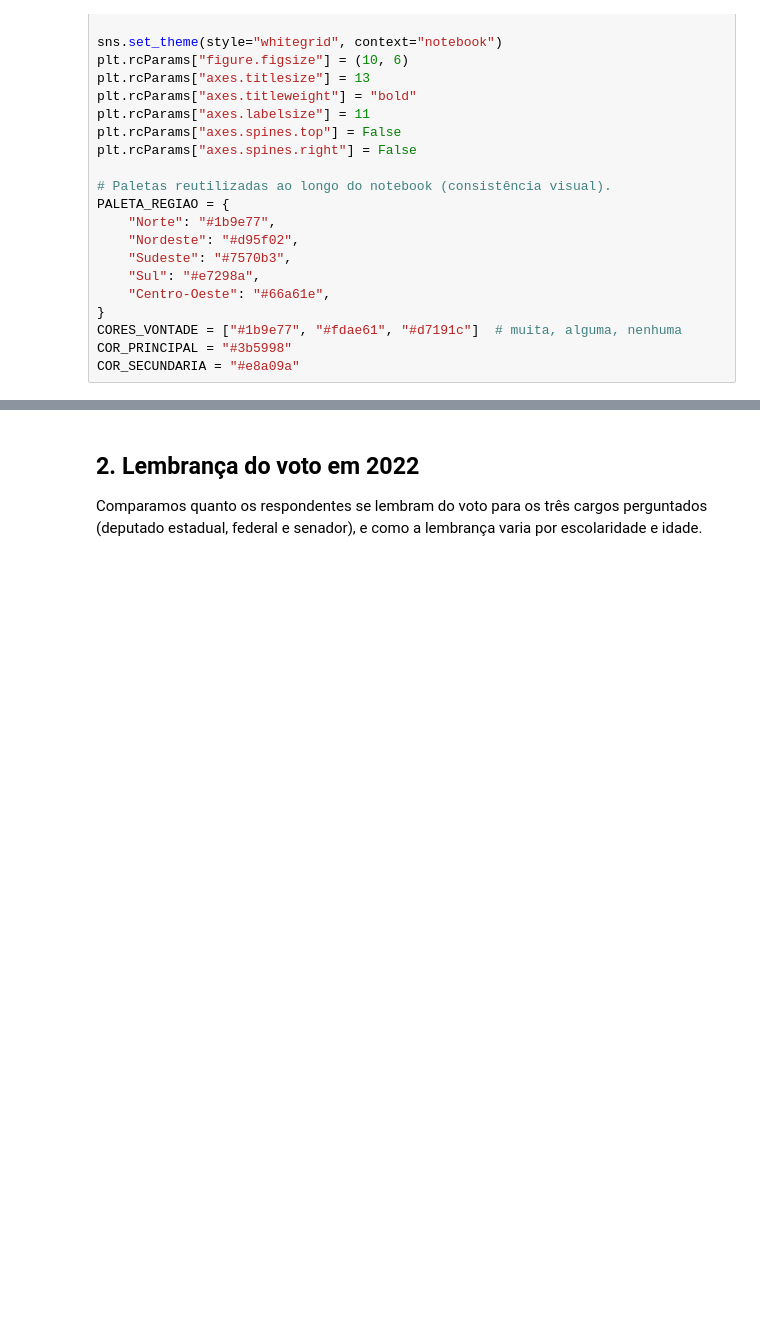
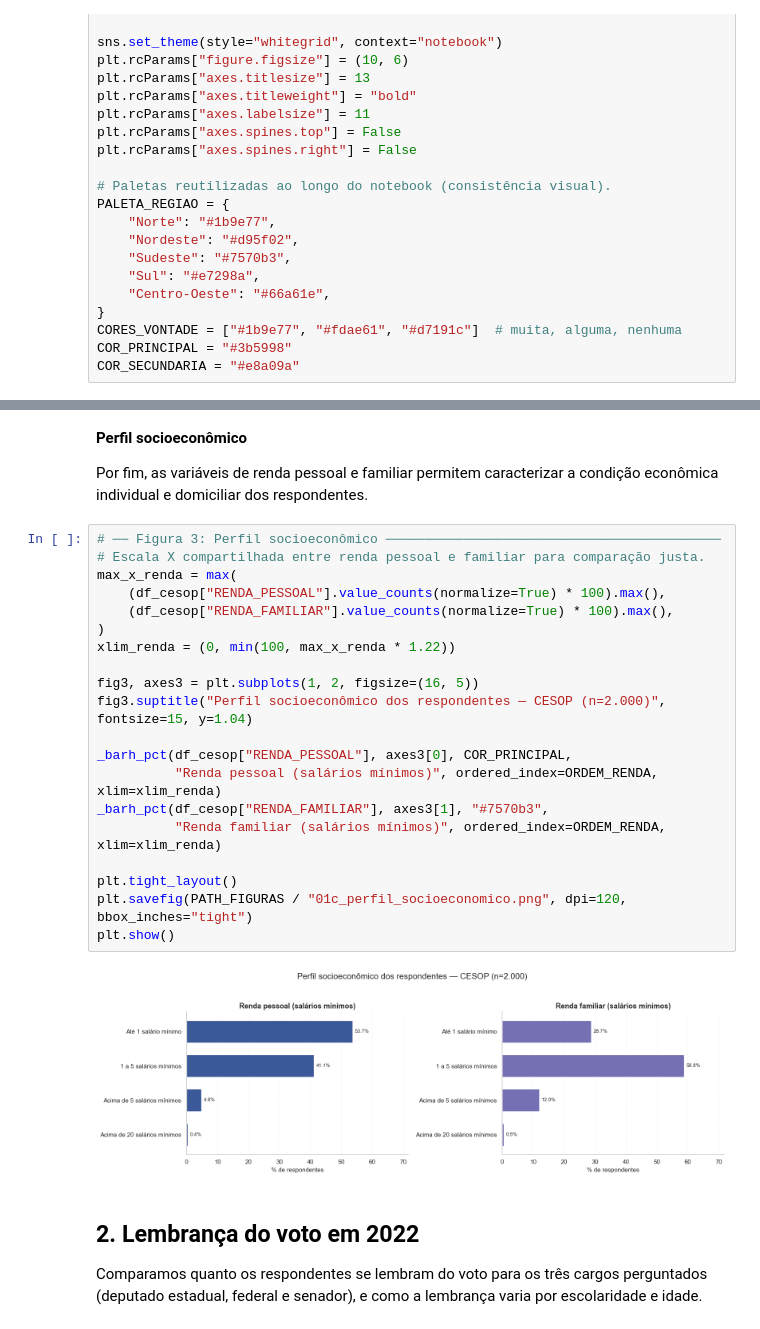
Before and after one commit to edfeherr/projeto-eda-democracia, a Jupyter notebook: notebooks/02_analises_exploratorias.ipynb, the cells around one changed output, grey strips where cells are left out. Drawn from its saved outputs; the diff is of its cells as text; blank space fills up the shorter version.

```diff
--- a/notebooks/02_analises_exploratorias.ipynb
+++ b/notebooks/02_analises_exploratorias.ipynb
@@ -129,3 +159,29 @@ plt.show()
+# %% [markdown]
+**Perfil socioeconômico**
+
+Por fim, as variáveis de renda pessoal e familiar permitem caracterizar a condição econômica individual e domiciliar dos respondentes.
+# %%
+# ── Figura 3: Perfil socioeconômico ───────────────────────────────────────────
+# Escala X compartilhada entre renda pessoal e familiar para comparação justa.
+max_x_renda = max(
+    (df_cesop["RENDA_PESSOAL"].value_counts(normalize=True) * 100).max(),
+    (df_cesop["RENDA_FAMILIAR"].value_counts(normalize=True) * 100).max(),
+)
+xlim_renda = (0, min(100, max_x_renda * 1.22))
+
+fig3, axes3 = plt.subplots(1, 2, figsize=(16, 5))
+fig3.suptitle("Perfil socioeconômico dos respondentes — CESOP (n=2.000)", fontsize=15, y=1.04)
+
+_barh_pct(df_cesop["RENDA_PESSOAL"], axes3[0], COR_PRINCIPAL,
+          "Renda pessoal (salários mínimos)", ordered_index=ORDEM_RENDA, xlim=xlim_renda)
+_barh_pct(df_cesop["RENDA_FAMILIAR"], axes3[1], "#7570b3",
+          "Renda familiar (salários mínimos)", ordered_index=ORDEM_RENDA, xlim=xlim_renda)
+
+plt.tight_layout()
+plt.savefig(PATH_FIGURAS / "01c_perfil_socioeconomico.png", dpi=120, bbox_inches="tight")
+plt.show()
+# %% [output]
+[figure, added]
 # %% [markdown]
 ## 2. Lembrança do voto em 2022
 
```
Also changed, not shown: parts of 9 cells of this notebook.
